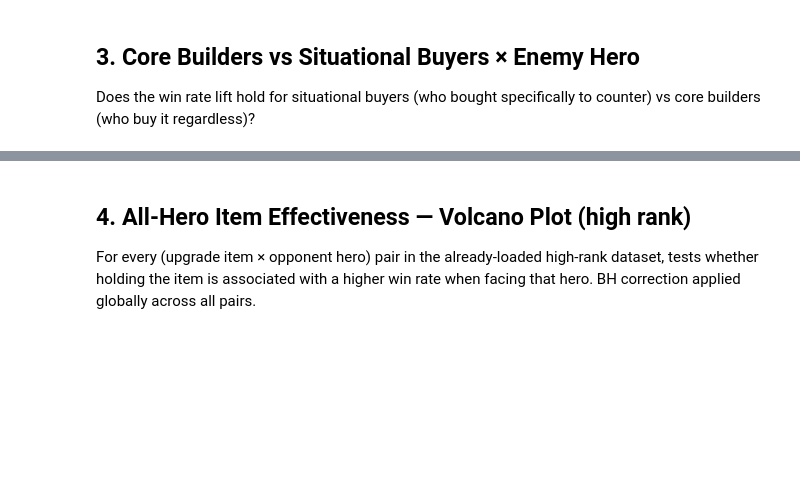
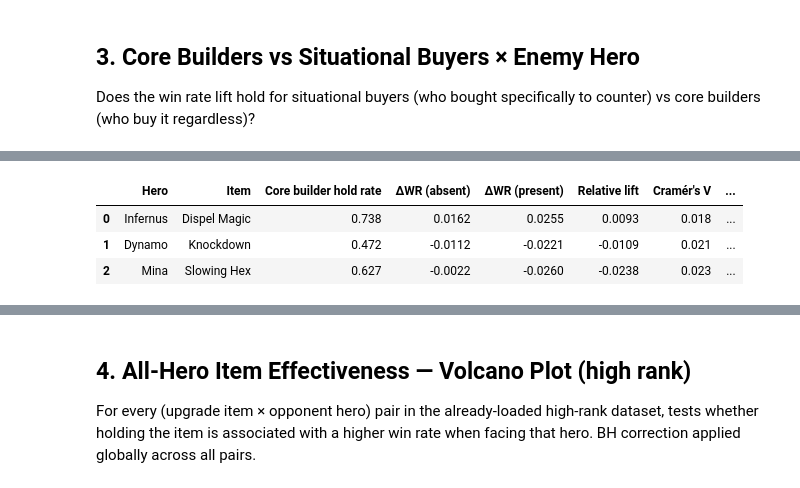
Before and after one commit to swstevens/604-Final-Deadlock-Item-Effectiveness-Study, a Jupyter notebook: final.ipynb, the cells around one changed output, grey strips where cells are left out. Drawn from its saved outputs; the diff is of its cells as text; code cells hidden in the pictures; blank space fills up the shorter version.

```diff
--- a/final.ipynb
+++ b/final.ipynb
@@ -375,0 +404,91 @@ print(f'Saved → {FIGURES_DIR}/counter_item_summary.csv')
+# %%
+## 3b. Core Builder Chi-Square Analysis
+# Chi-square + relative lift for teams WITH a core builder hero, when enemy is present.
+# Contrasts with the situational buyer analysis: do role-appropriate buyers benefit?
+# Items where core builders account for >80% of held instances are flagged as degenerate
+# (near-universal purchase — no meaningful held/not-held contrast within core builder teams).
+
+CORE_DEGENERATE_THRESHOLD = 0.80  # skip if core builders hold item this fraction of the time
+
+core_rows = []
+
+for hero, item_id in hero_item_map.items():
+    item_name  = item_id_to_name[item_id]
+    target_hid = hero_id_map[hero]
+
+    core_heroes = set(
+        items_df[items_df['item_id'] == item_id]
+        .groupby('hero_id').agg(times_held=('held', 'sum')).reset_index()
+        .merge(hero_games, on='hero_id')
+        .assign(hold_rate=lambda d: d['times_held'] / d['games'])
+        .pipe(lambda d: d[d['hold_rate'] >= CORE_THRESHOLD]['hero_id'])
+    )
+
+    if not core_heroes:
+        print(f'{item_name} vs {hero}: no core builders found — skipping')
+        continue
+
+    has_core_builder = (
+        players_df[players_df['hero_id'].isin(core_heroes)]
+        [['match_id', 'team']].drop_duplicates().assign(has_core_builder=1)
+    )
+    item_held = (
+        items_df[(items_df['item_id'] == item_id) & items_df['held']]
+        [['match_id', 'team']].drop_duplicates().assign(held_item=1)
+    )
+    enemy_present = (
+        players_df[players_df['hero_id'] == target_hid][['match_id', 'team']]
+        .assign(team=lambda d: d['team'].map(OTHER_TEAM), enemy_present=1)
+    )
+
+    team_df = (
+        outcomes
+        .merge(item_held,        on=['match_id', 'team'], how='left')
+        .merge(enemy_present,    on=['match_id', 'team'], how='left')
+        .merge(has_core_builder, on=['match_id', 'team'], how='left')
+        .fillna(0)
+    )
+    for col in ['held_item', 'enemy_present', 'has_core_builder']:
+        team_df[col] = team_df[col].astype(int)
+
+    cb = team_df[team_df['has_core_builder'] == 1]
+
+    # Degeneracy check: if core builders hold the item nearly universally, skip
+    cb_hold_rate = cb['held_item'].mean()
+    if cb_hold_rate >= CORE_DEGENERATE_THRESHOLD:
+        print(f'{item_name} vs {hero}: core builder hold rate {cb_hold_rate:.0%} — degenerate, skipping')
+        continue
+
+    row = {'Hero': hero, 'Item': item_name, 'Core builder hold rate': round(cb_hold_rate, 3)}
+
+    for ep, label in [(0, 'absent'), (1, 'present')]:
+        grp      = cb[cb['enemy_present'] == ep]
+        held     = grp[grp['held_item'] == 1]['won']
+        not_held = grp[grp['held_item'] == 0]['won']
+        delta    = float(held.mean() - not_held.mean()) if len(held) > 0 and len(not_held) > 0 else np.nan
+        row[f'delta_{label}'] = round(delta, 4)
+        if ep == 1 and len(held) >= 5 and len(not_held) >= 5:
+            ct = np.array([[int(held.sum()), len(held) - int(held.sum())],
+                           [int(not_held.sum()), len(not_held) - int(not_held.sum())]])
+            chi2_val, p, _, _ = chi2_contingency(ct, correction=True)
+            row["Cramér's V"] = round(cramers_v(chi2_val, ct.sum()), 3)
+            row['p-value']    = round(p, 4)
+
+    if 'delta_present' in row and 'delta_absent' in row:
+        row['Relative lift'] = round(row['delta_present'] - row['delta_absent'], 4)
+    core_rows.append(row)
+
+if core_rows:
+    core_df = (
+        pd.DataFrame(core_rows)
+        .sort_values('Relative lift', ascending=False)
+        .rename(columns={'delta_absent': 'ΔWR (absent)', 'delta_present': 'ΔWR (present)'})
+        .reset_index(drop=True)
+    )
+    display(core_df[['Hero', 'Item', 'Core builder hold rate',
+                      'ΔWR (absent)', 'ΔWR (present)', 'Relative lift', "Cramér's V", 'p-value']])
+    core_df.to_csv(f'{FIGURES_DIR}/03b_core_builder_summary.csv', index=False)
+    print(f'Saved -> {FIGURES_DIR}/03b_core_builder_summary.csv')
+else:
+    print('No items passed the degeneracy check.')
+# %% [output]
@@ -375,0 +497,4 @@ print(f'Saved → {FIGURES_DIR}/counter_item_summary.csv')
+|  | Hero | Item | Core builder hold rate | ΔWR (absent) | ΔWR (present) | Relative lift | Cramér's V | ... |
+| 0 | Infernus | Dispel Magic | 0.738 | 0.0162 | 0.0255 | 0.0093 | 0.018 | ... |
+| 1 | Dynamo | Knockdown | 0.472 | -0.0112 | -0.0221 | -0.0109 | 0.021 | ... |
+| 2 | Mina | Slowing Hex | 0.627 | -0.0022 | -0.0260 | -0.0238 | 0.023 | ... |
```
Also changed, not shown: parts of 10 cells of this notebook, 1 other file.
